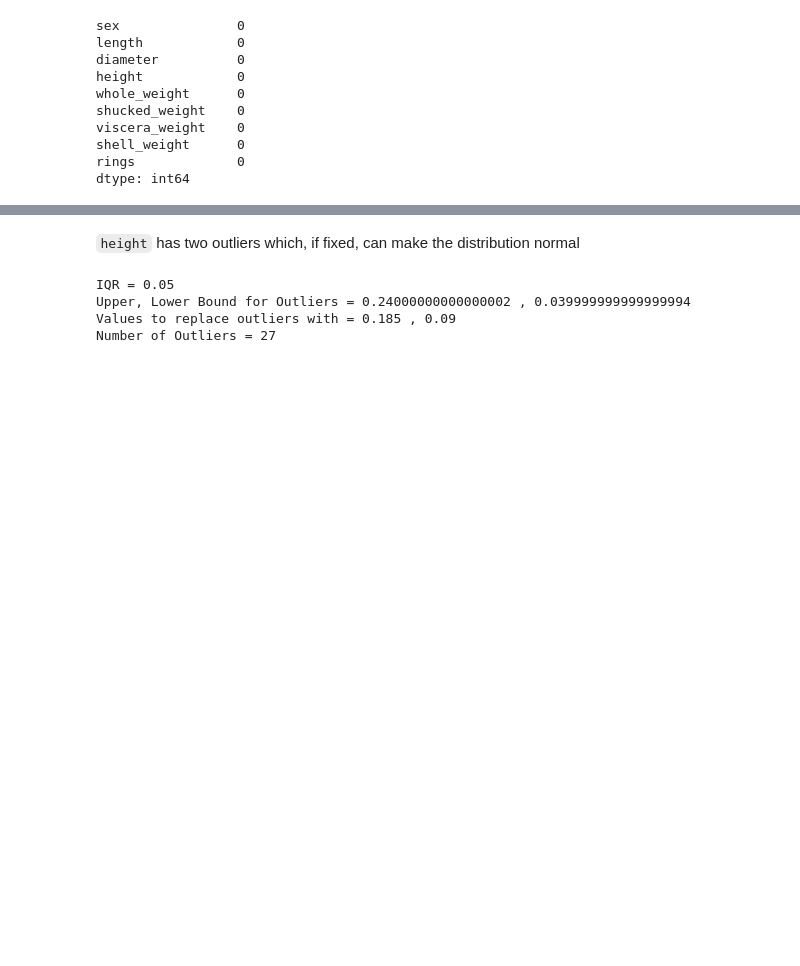
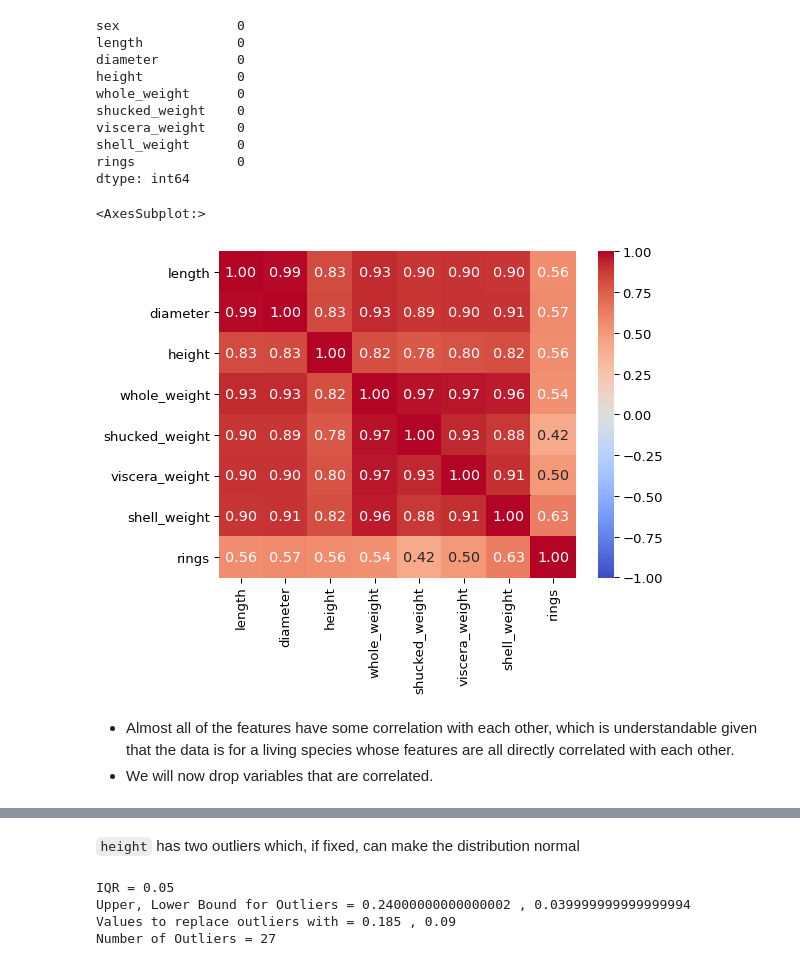
Before and after one commit to faheemrajwadkar/Abalone-Classification, a Jupyter notebook: Abalone - Logistic Regression.ipynb, the cells around one changed output, grey strips where cells are left out. Cells and saved outputs as stored; diff of their text form; code cells hidden in the pictures; blank space fills up the shorter version.

```diff
--- a/Abalone - Logistic Regression.ipynb
+++ b/Abalone - Logistic Regression.ipynb
@@ -51,0 +54,3 @@ df.describe(include = 'all')
+# %%
+df = df[df.height != 0]
+df.shape
@@ -63,3 +70,18 @@ viscera_weight    0
 shell_weight      0
 rings             0
 dtype: int64
+# %%
+# check for multicollinearity
+# correlation plot
+plt.figure(figsize=(8,6))
+sns.set_context('paper', font_scale=1.5)
+
+df_corr = df.corr()
+
+sns.heatmap(df_corr, annot=True, cmap = 'coolwarm', vmin = -1, vmax = 1, fmt='.2f')
+# %% [output]
+<AxesSubplot:>
+[figure, added]
+# %% [markdown]
+- Almost all of the features have some correlation with each other, which is understandable given that the data is for a living species whose features are all directly correlated with each other.
+- We will now drop variables that are correlated.
```
Also changed, not shown: parts of 22 cells of this notebook.
